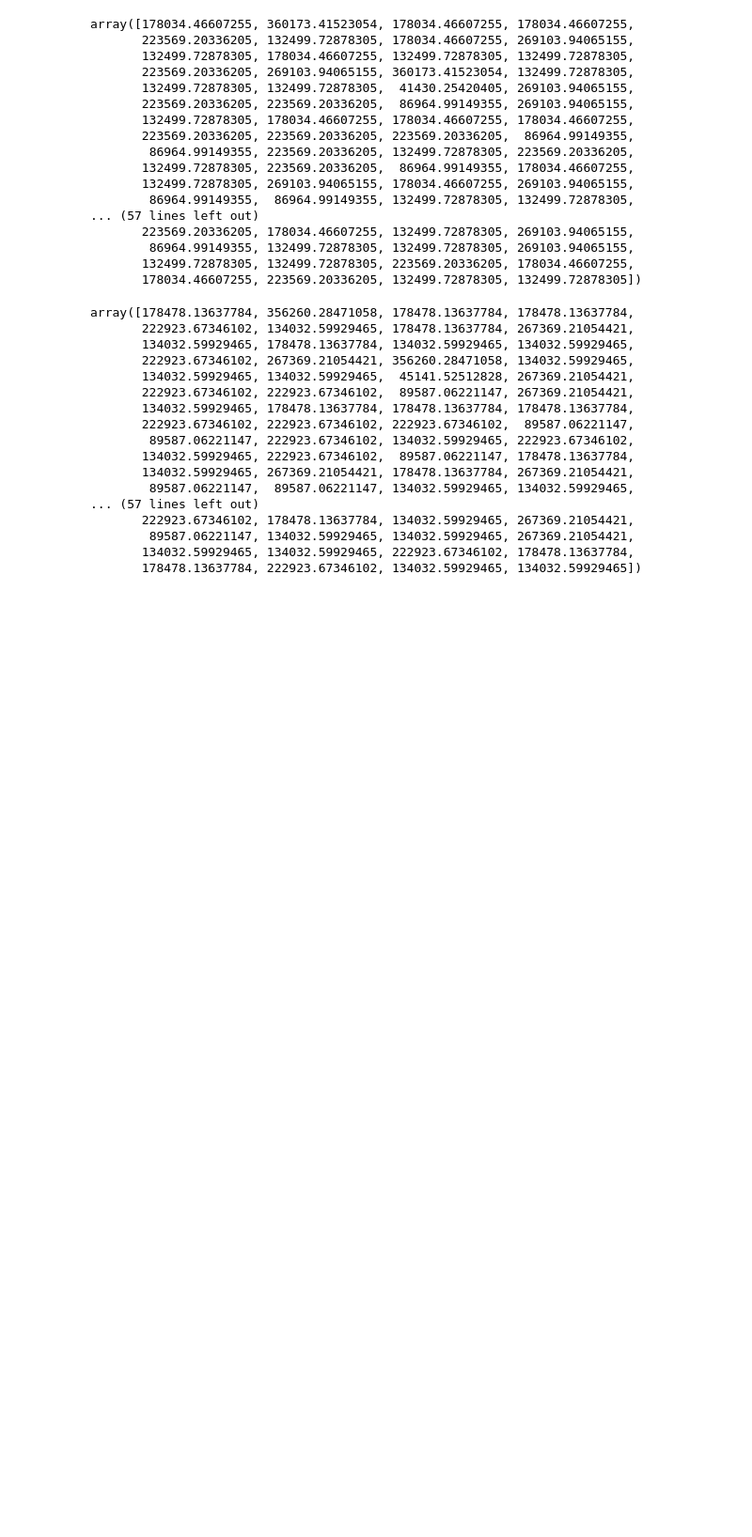
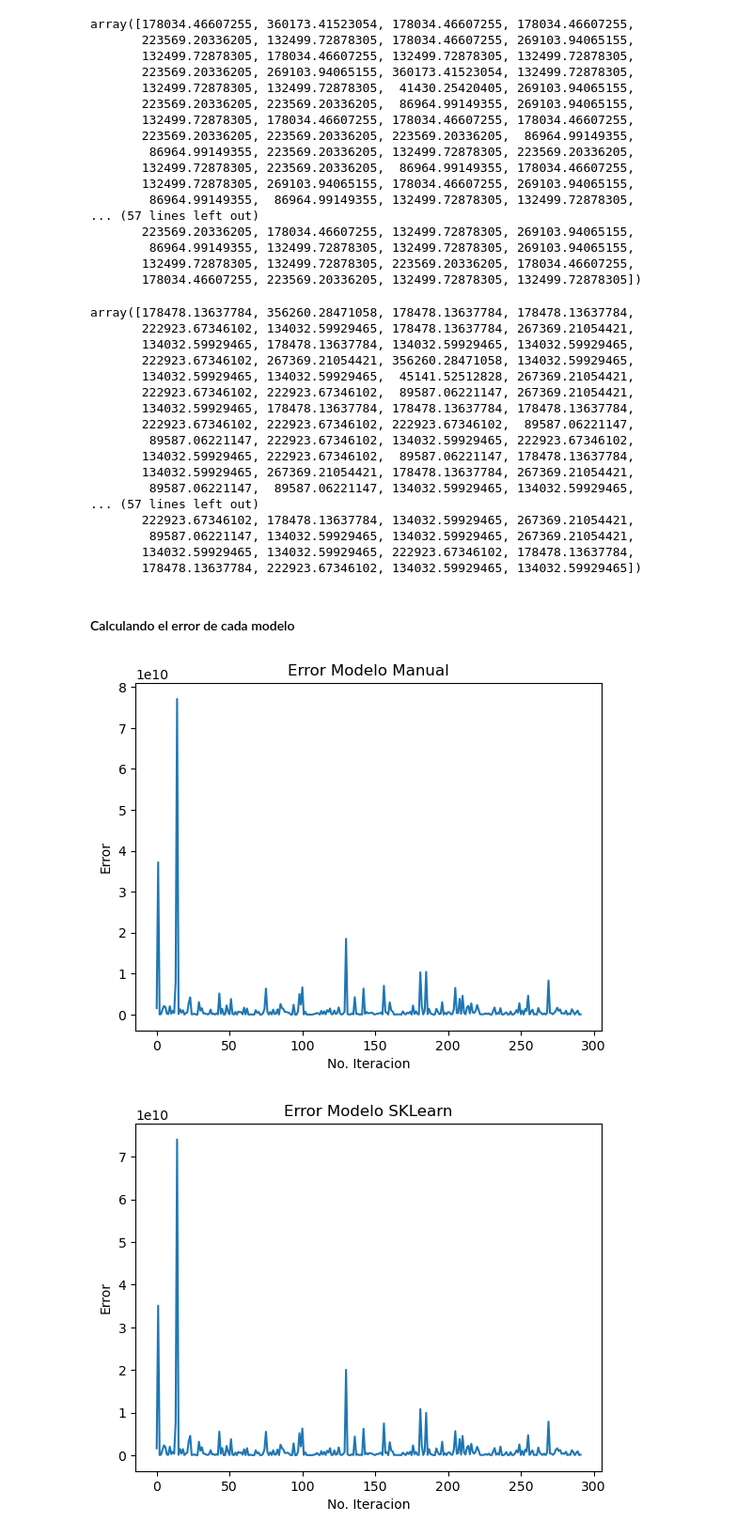
Before and after one commit to JPRodasM/Proyecto_1_CDP_23007125, a Jupyter notebook: Proyecto1.ipynb, the cells around one changed output. Shown at 94% size. Drawn from its saved outputs; the diff is of its cells as text; code cells hidden in the pictures; blank space fills up the shorter version.

```diff
--- a/Proyecto1.ipynb
+++ b/Proyecto1.ipynb
@@ -474,3 +486,20 @@ array([178478.13637784, 356260.28471058, 178478.13637784, 178478.13637784,
         89587.06221147, 134032.59929465, 134032.59929465, 267369.21054421,
        134032.59929465, 134032.59929465, 222923.67346102, 178478.13637784,
        178478.13637784, 222923.67346102, 134032.59929465, 134032.59929465])
+# %% [markdown]
+#### Calculando el error de cada modelo
+# %%
+error_list_manual = []
+error_list_SK = []
+error_list_avrg =[]
+for i in range(0,len(y1)):
+    error_list_manual.append(0.5*(Test_data[i,0] - y1[i])**2)
+    error_list_SK.append(0.5*(Test_data[i,0] - y2[i])**2)
+    error_list_avrg.append(0.5*(Test_data[i,0] - y3[i])**2)
+
+ShowErrorPlot(error_list_manual,'Error Modelo Manual')
+ShowErrorPlot(error_list_SK,'Error Modelo SKLearn')
+ShowErrorPlot(error_list_avrg,'Error Modelo Promedio')
+# %% [output]
+[figure, added]
+[figure, added]
```
Also changed, not shown: parts of 10 cells of this notebook.
